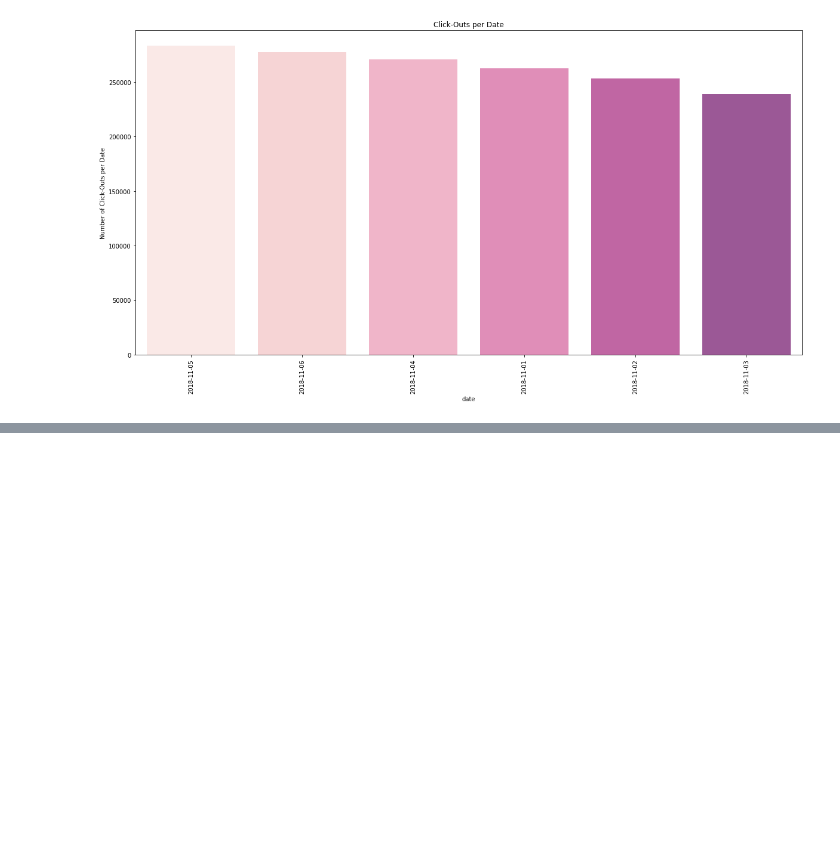
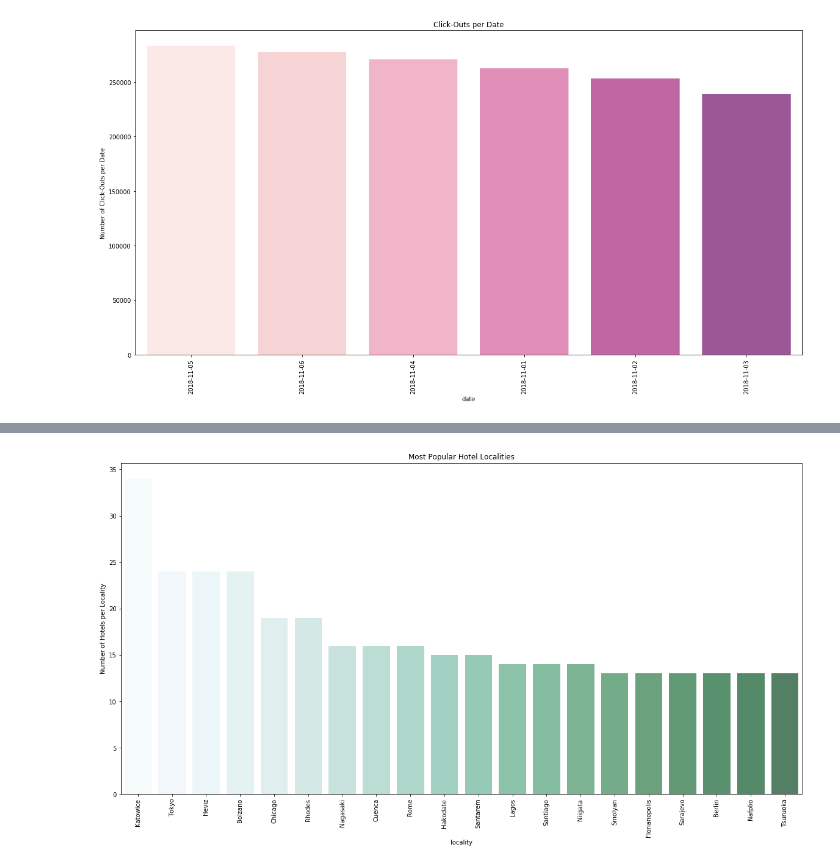
Before and after one commit to fpleoni/where_do_we_go_from_here, a Jupyter notebook: jupyter_notebooks/exploratory_data_analysis.ipynb, the cells around one changed output, grey strips where cells are left out. Cells and saved outputs as stored; diff of their text form; code cells hidden in the pictures; blank space fills up the shorter version.

```diff
--- a/jupyter_notebooks/exploratory_data_analysis.ipynb
+++ b/jupyter_notebooks/exploratory_data_analysis.ipynb
@@ -307,0 +427,10 @@ plt.show()
+# %%
+# Locality Countplot
+plt.figure(figsize = (20, 10))
+sns.countplot(hotels_com_df["locality"], alpha = .70, palette = "BuGn", order = hotels_com_df.locality.value_counts().iloc[:20].index)
+plt.title("Most Popular Hotel Localities")
+plt.xticks(rotation = "vertical")
+plt.ylabel("Number of Hotels per Locality")
+plt.show()
+# %% [output]
+[figure, added]
```
Also changed, not shown: parts of 15 cells of this notebook.
